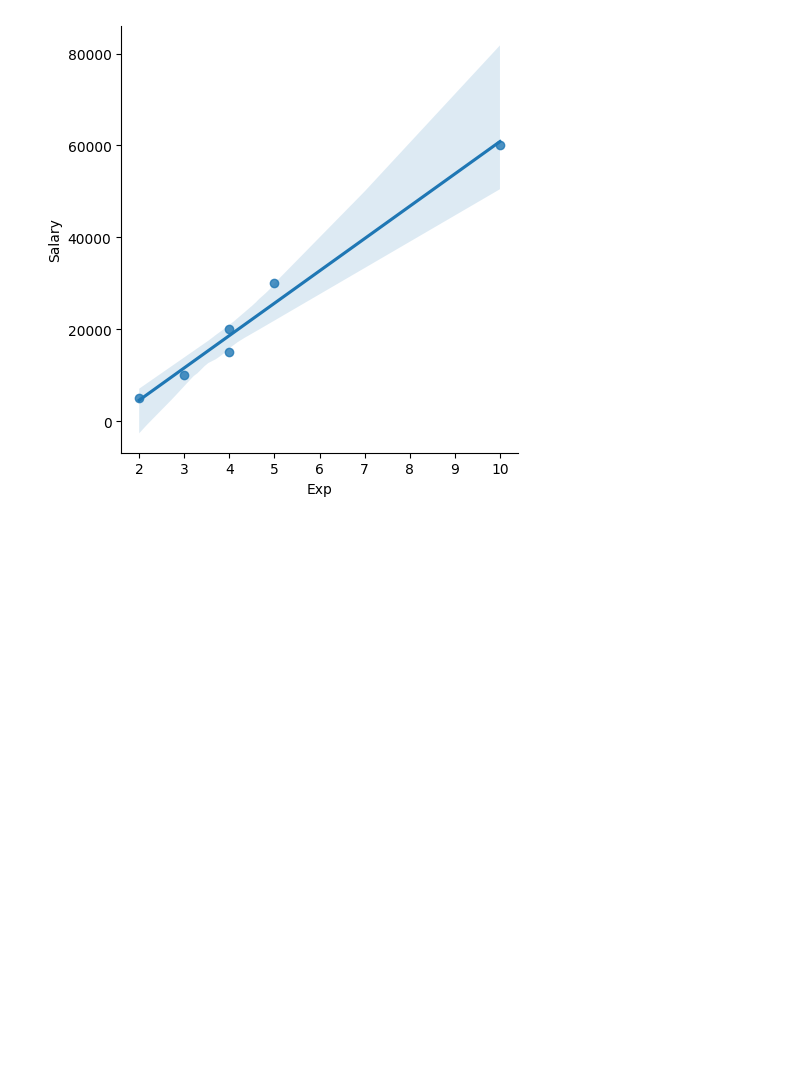
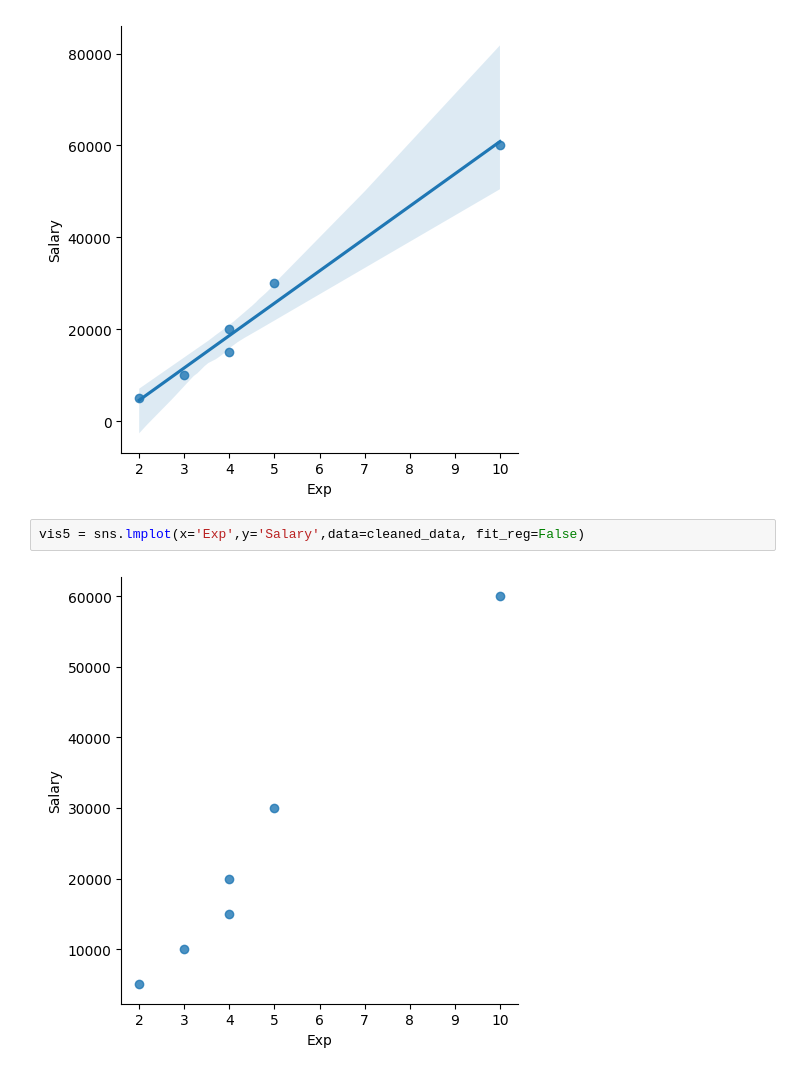
Before and after one commit to sbborusu/530pm_Agentic_Ai_Batch_7thApril, a Jupyter notebook: EDA_Classwork.ipynb, the cells around one changed output. Cells and saved outputs as stored; diff of their text form; blank space fills up the shorter version.

```diff
--- a/EDA_Classwork.ipynb
+++ b/EDA_Classwork.ipynb
@@ -416,3 +416,7 @@ vis3 = plt.hist(cleaned_data['Exp'])
 vis4 = sns.lmplot(x='Exp',y='Salary',data=cleaned_data)
 # %% [output]
 [figure]
+# %%
+vis5 = sns.lmplot(x='Exp',y='Salary',data=cleaned_data, fit_reg=False)
+# %% [output]
+[figure, added]
```
